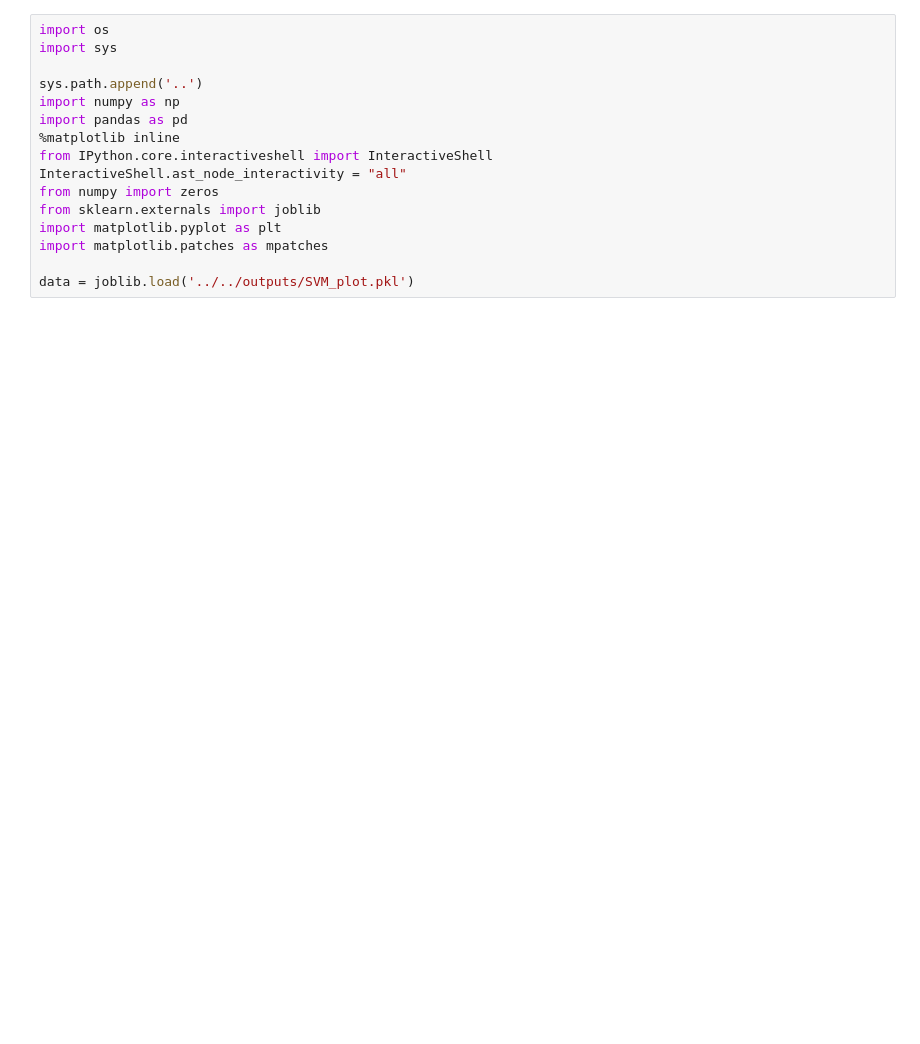
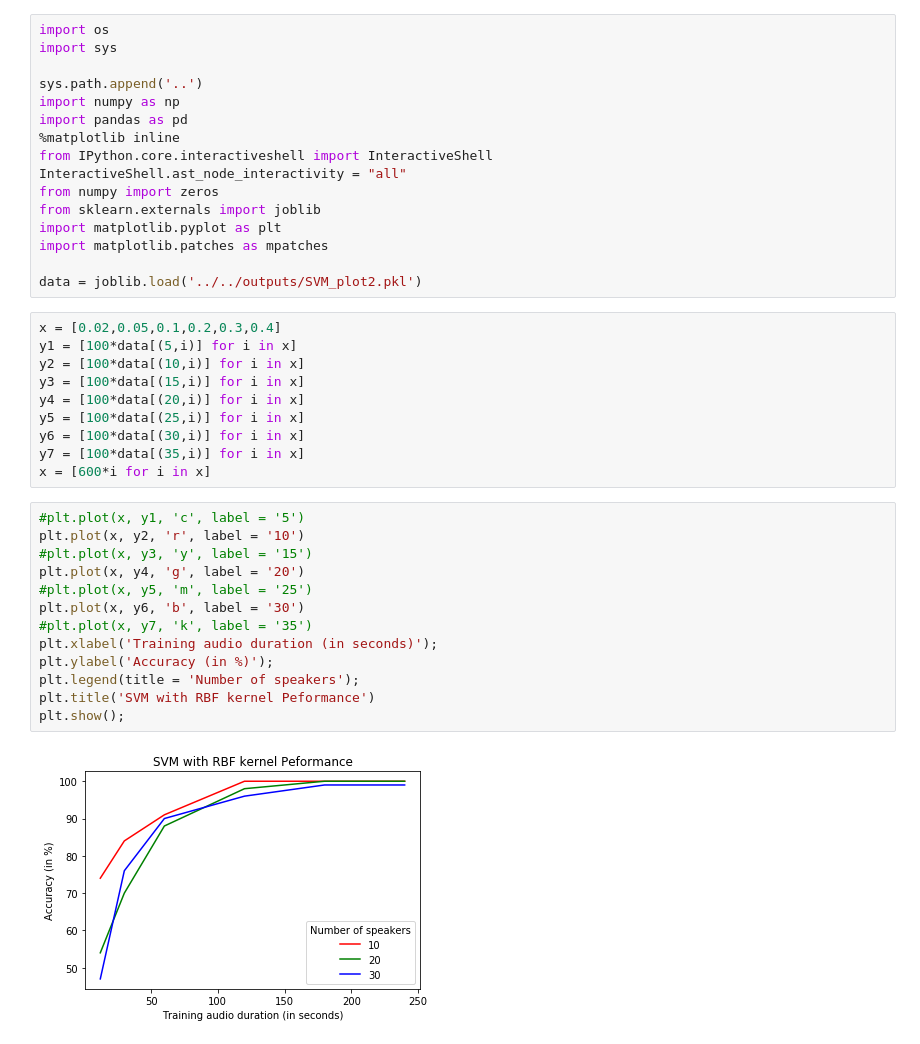
Before and after one commit to anshulshah96/Voice-Synthesizer, a Jupyter notebook: notebooks/plots/SVM_plot.ipynb, the cells around one changed output. Cells and saved outputs as stored; diff of their text form; blank space fills up the shorter version.

```diff
--- a/notebooks/plots/SVM_plot.ipynb
+++ b/notebooks/plots/SVM_plot.ipynb
@@ -13,5 +13,30 @@ from sklearn.externals import joblib
 import matplotlib.pyplot as plt
 import matplotlib.patches as mpatches
 
-data = joblib.load('../../outputs/SVM_plot.pkl')
+data = joblib.load('../../outputs/SVM_plot2.pkl')
+# %%
+x = [0.02,0.05,0.1,0.2,0.3,0.4]
+y1 = [100*data[(5,i)] for i in x]
+y2 = [100*data[(10,i)] for i in x]
+y3 = [100*data[(15,i)] for i in x]
+y4 = [100*data[(20,i)] for i in x]
+y5 = [100*data[(25,i)] for i in x]
+y6 = [100*data[(30,i)] for i in x]
+y7 = [100*data[(35,i)] for i in x]
+x = [600*i for i in x]
+# %%
+#plt.plot(x, y1, 'c', label = '5')
+plt.plot(x, y2, 'r', label = '10')
+#plt.plot(x, y3, 'y', label = '15')
+plt.plot(x, y4, 'g', label = '20')
+#plt.plot(x, y5, 'm', label = '25')
+plt.plot(x, y6, 'b', label = '30')
+#plt.plot(x, y7, 'k', label = '35')
+plt.xlabel('Training audio duration (in seconds)');
+plt.ylabel('Accuracy (in %)');
+plt.legend(title = 'Number of speakers');
+plt.title('SVM with RBF kernel Peformance')
+plt.show();
+# %% [output]
+[figure, added]
 # %%
```
Also changed, not shown: parts of 2 cells of this notebook.
